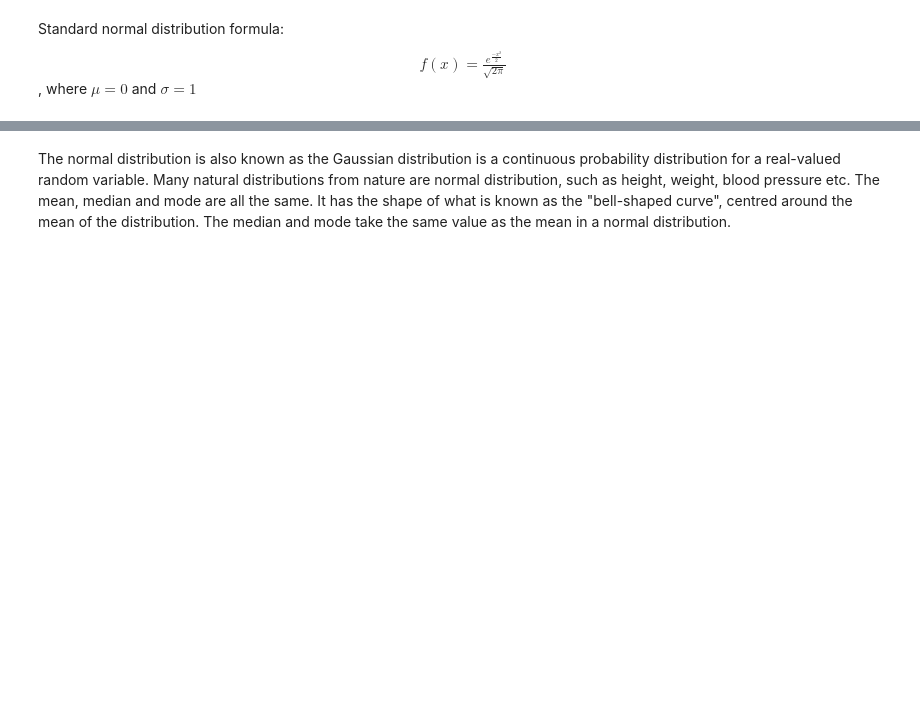
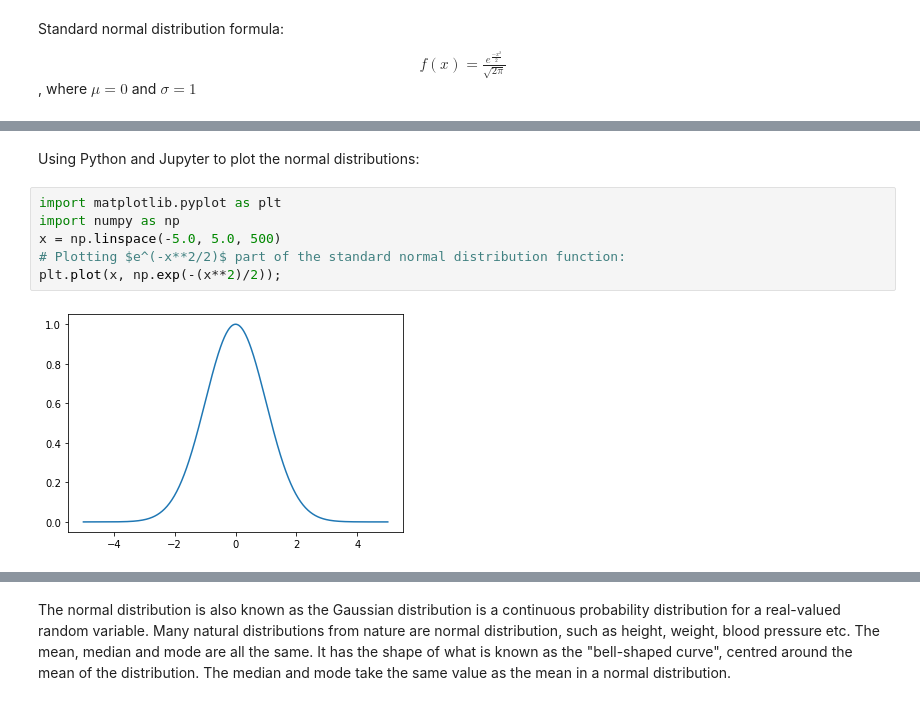
Before and after one commit to Ruairi8/FoDA-assessment, a Jupyter notebook: Normal Distribution.ipynb, the cells around one changed output, grey strips where cells are left out. Drawn from its saved outputs; the diff is of its cells as text; blank space fills up the shorter version.

Commit message:
Normal distribution, outliers

```diff
--- a/Normal Distribution.ipynb
+++ b/Normal Distribution.ipynb
@@ -14,3 +14,13 @@ Standard normal distribution formula: <br><center>$f(x) = \frac{e^\frac{-x^2}{2}
 , where $\mu = 0$ and $\sigma = 1$
 # %% [markdown]
 <img src="https://cdn.scribbr.com/wp-content/uploads/2020/10/standard-normal-distribution-1024x633.png" alt="standard normal distribution image"/>
+# %% [markdown]
+Using Python and Jupyter to plot the normal distributions:
+# %%
+import matplotlib.pyplot as plt
+import numpy as np
+x = np.linspace(-5.0, 5.0, 500)
+# Plotting $e^(-x**2/2)$ part of the standard normal distribution function:
+plt.plot(x, np.exp(-(x**2)/2));
+# %% [output]
+[figure, added]
```
Also changed, not shown: parts of 7 cells of this notebook, 1 other file.
